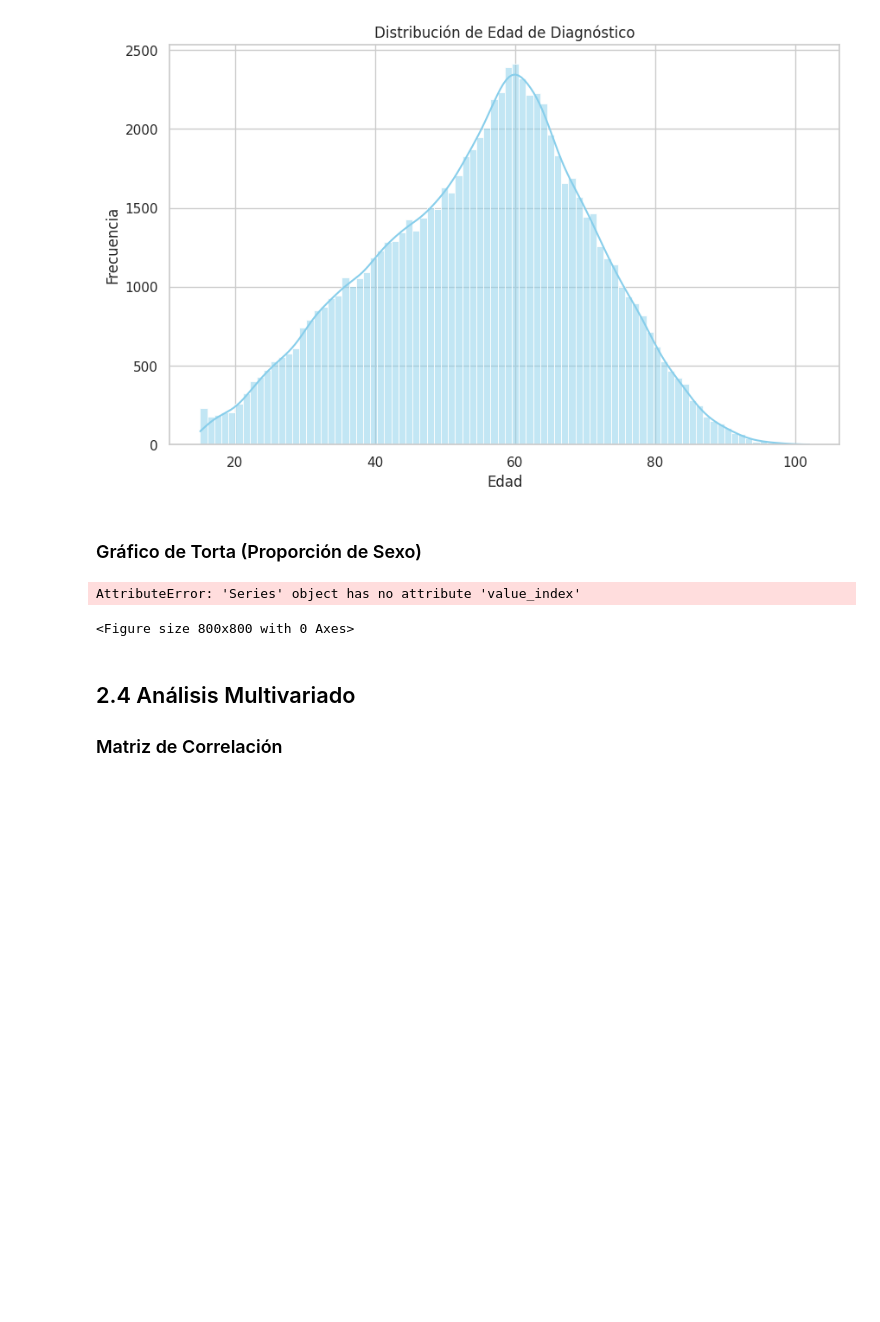
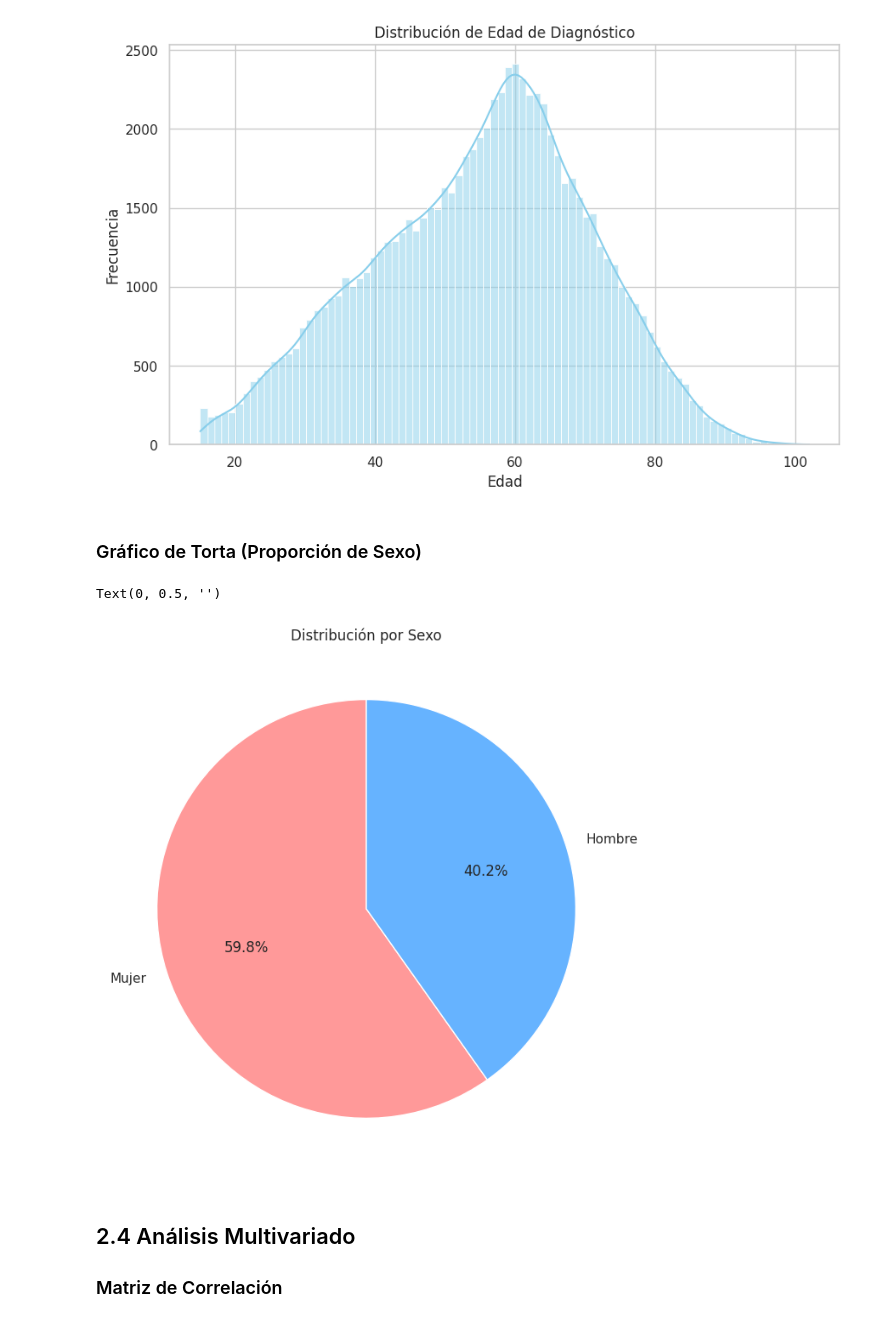
Before and after one commit to gitRaulMartinez/introduccion-a-machine-learning-course-unsa, a Jupyter notebook: notebooks/02_eda_estadistica.ipynb, the cells around one changed output. Drawn from its saved outputs; the diff is of its cells as text; code cells hidden in the pictures; blank space fills up the shorter version.

```diff
--- a/notebooks/02_eda_estadistica.ipynb
+++ b/notebooks/02_eda_estadistica.ipynb
@@ -76,14 +76,17 @@ plt.show()
 # %% [markdown]
 ### Gráfico de Torta (Proporción de Sexo)
 # %%
-plt.figure(figsize=(8, 8))
-df['PTESXN'].value_index.value_counts().plot.pie(autopct='%1.1f%%', startangle=90, colors=['#ff9999','#66b3ff'])
-plt.title('Distribución por Sexo')
-plt.ylabel('')
-plt.show()
+ax = df['PTESXN'].value_counts().plot.pie(
+	figsize=(8, 8),
+	autopct='%1.1f%%',
+	startangle=90,
+	colors=['#ff9999', '#66b3ff']
+)
+ax.set_title('Distribución por Sexo')
+ax.set_ylabel('')
 # %% [output]
-AttributeError: 'Series' object has no attribute 'value_index'
+Text(0, 0.5, '')
-<Figure size 800x800 with 0 Axes>
+[figure, added]
 # %% [markdown]
 ## 2.4 Análisis Multivariado
 ### Matriz de Correlación
```
Also changed, not shown: 11 other files.
